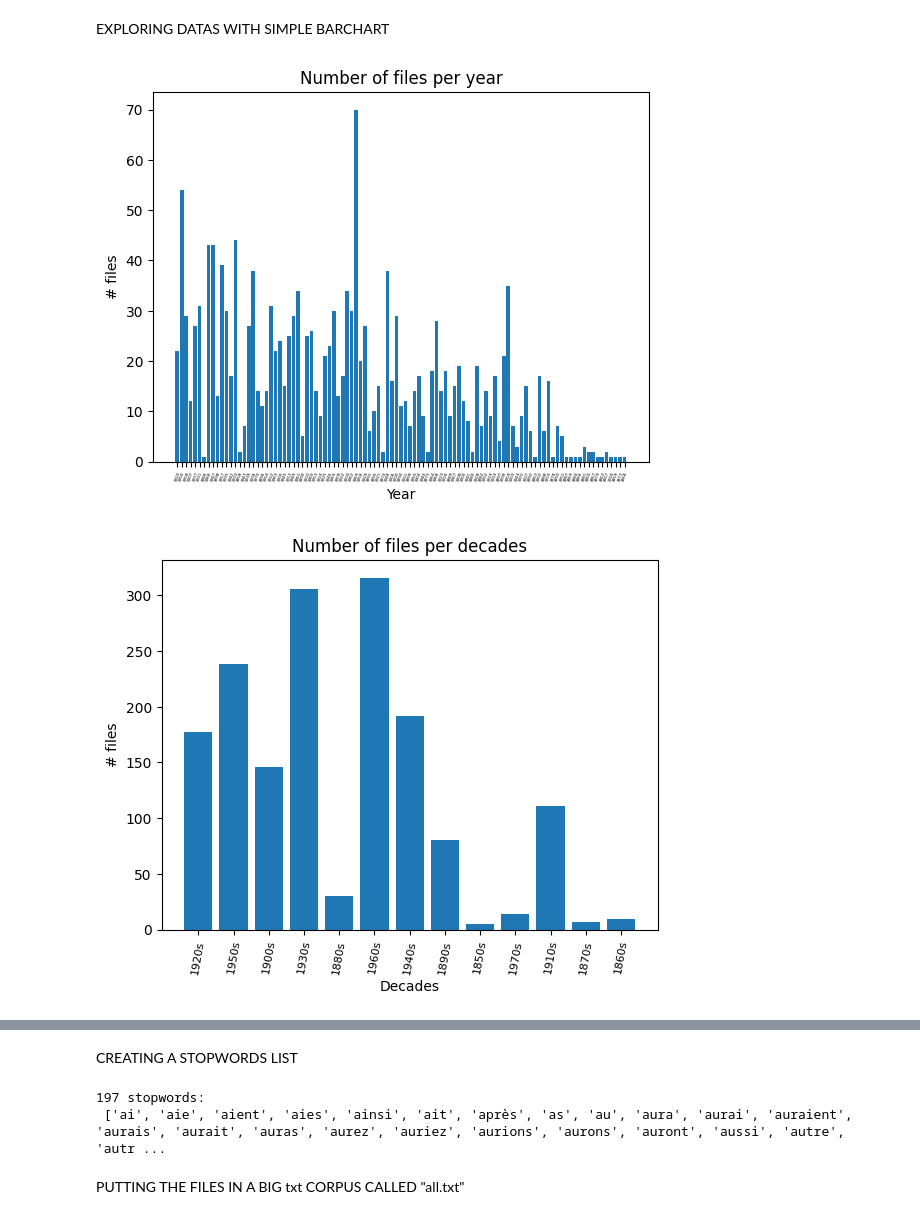
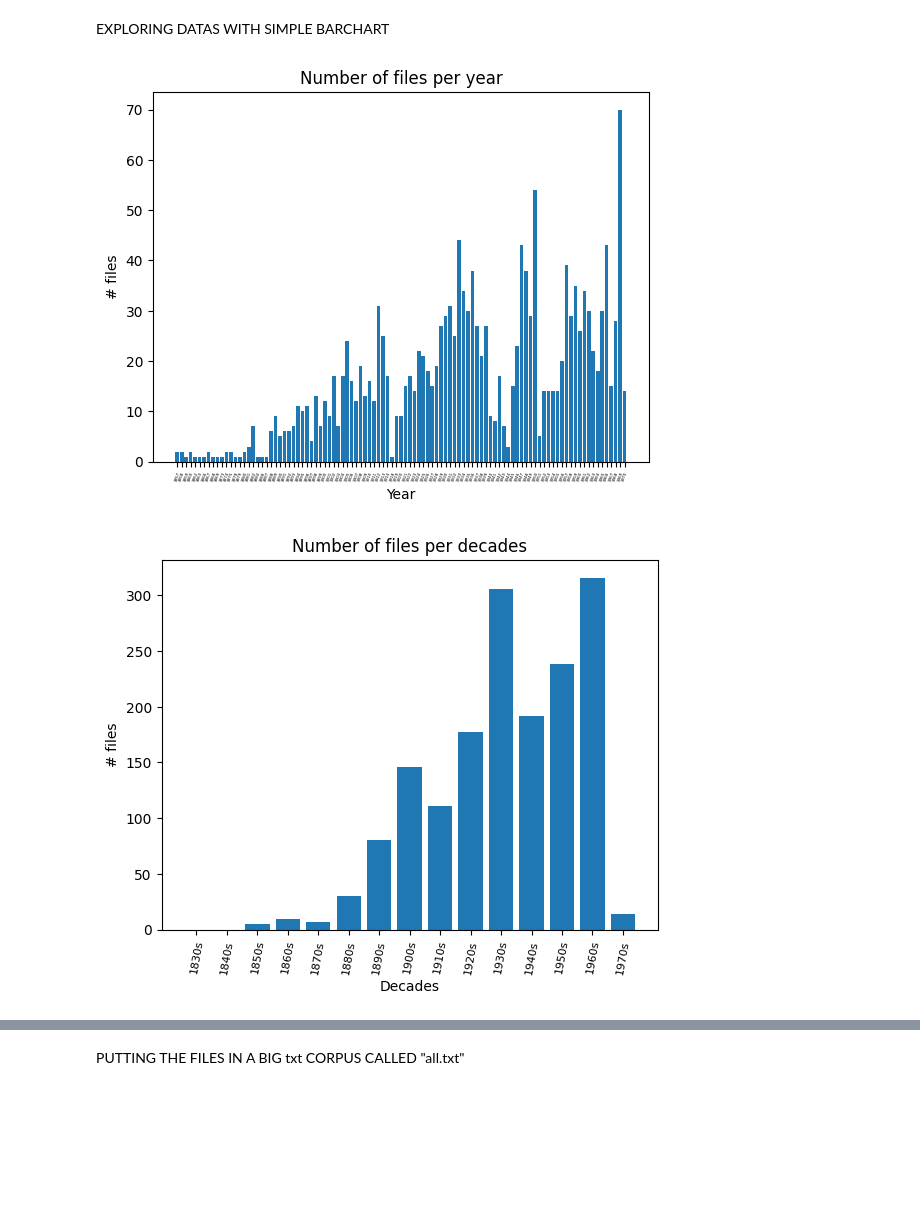
Before and after one commit to a-mahiant/tac, a Jupyter notebook: tp4/code.ipynb, the cells around one changed output, grey strips where cells are left out. Saved outputs shown, nothing was run; the diff lists cells and outputs as text; code cells hidden in the pictures; blank space fills up the shorter version.

```diff
--- a/tp4/code.ipynb
+++ b/tp4/code.ipynb
@@ -21,6 +21,10 @@ import yake
 COUNTING FILES
 # %%
 path = "../tp4/datas/"
-files = sorted(os.listdir(path))
+files = []
+for name in os.listdir(path):
+    if name.endswith(".txt"):
+        files.append(name)
+files = sorted(files)
 len(files)
 # %% [output]
@@ -29,7 +33,7 @@ len(files)
 FILES NAMES EXPLORER: EXAMPLE ON FIRST FILE
 # %%
 #fileName model
-fileName = 'KB_JB421_1905-10-09_01-00002'
+fileName = files [0]
 type(fileName)
 # %% [output]
 str
@@ -161,29 +163,38 @@ Années manquantes: 1831, 1832, 1833, 1834, 1835, 1836, 1837, 1838, 1839, 1840,
 # %% [markdown]
 EXPLORING DATAS WITH SIMPLE BARCHART
 # %%
+ordered_years = sorted(count_year.keys())
+ordered_count_years = [count_year[year] for year in ordered_years]
+
 index = np.arange(len(count_year))
-plt.bar(index, count_year.values())
+plt.bar(index, ordered_count_years)
 plt.xlabel('Year')
 plt.ylabel('# files')
-plt.xticks(index, count_year.keys(), fontsize=3, rotation=70)
+plt.xticks(index, ordered_years, fontsize=3, rotation=70)
 plt.title('Number of files per year')
 plt.show()
 
+ordered_decades = sorted(count_decade.keys())
+ordered_count_decades = [count_decade[decade] for decade in ordered_decades]
+
 index = np.arange(len(count_decade))
-plt.bar(index, count_decade.values())
+plt.bar(index, ordered_count_decades)
 plt.xlabel('Decades')
 plt.ylabel('# files')
-plt.xticks(index, count_decade.keys(), fontsize=8, rotation=80)
+plt.xticks(index, ordered_decades, fontsize=8, rotation=80)
 plt.title('Number of files per decades')
 plt.show()
 
+ordered_newspapers = sorted(count_newspapers.keys())
+ordered_count_newspapers = [count_newspapers[newspaper] for newspaper in ordered_newspapers]
+
 index = np.arange(len(count_newspapers))
-plt.bar(index, count_newspapers.values())
+plt.bar(index, ordered_count_newspapers)
 plt.xlabel('Newspapers')
 plt.ylabel('# files')
-plt.xticks(index, count_newspapers.keys(), fontsize=8, rotation=30)
+plt.xticks(index, ordered_newspapers, fontsize=8, rotation=30)
 plt.title('Number of files per newspapers')
 plt.show()
 # %% [output]
-[figure, old version]
+[figure, new version]
-[figure, old version]
+[figure, new version]
@@ -191,2 +201,0 @@ plt.show()
-# %% [markdown]
-CREATING A STOPWORDS LIST
@@ -201,8 +202,3 @@ sw = set(sw)
-# %%
-print(f"{len(sw)} stopwords:\n {sorted(sw)}")
-# %% [output]
-197 stopwords:
- ['ai', 'aie', 'aient', 'aies', 'ainsi', 'ait', 'après', 'as', 'au', 'aura', 'aurai', 'auraient', 'aurais', 'aurait', 'auras', 'aurez', 'auriez', 'aurions', 'aurons', 'auront', 'aussi', 'autre', 'autr ...
 # %% [markdown]
 PUTTING THE FILES IN A BIG txt CORPUS CALLED "all.txt"
 # %%
```
Also changed, not shown: parts of 23 cells of this notebook.
